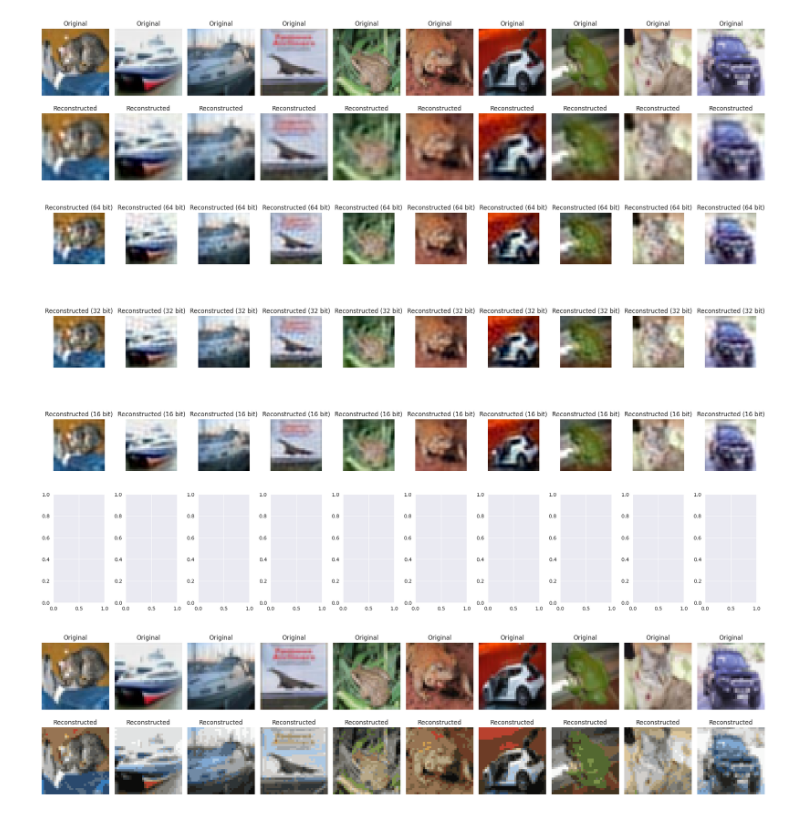
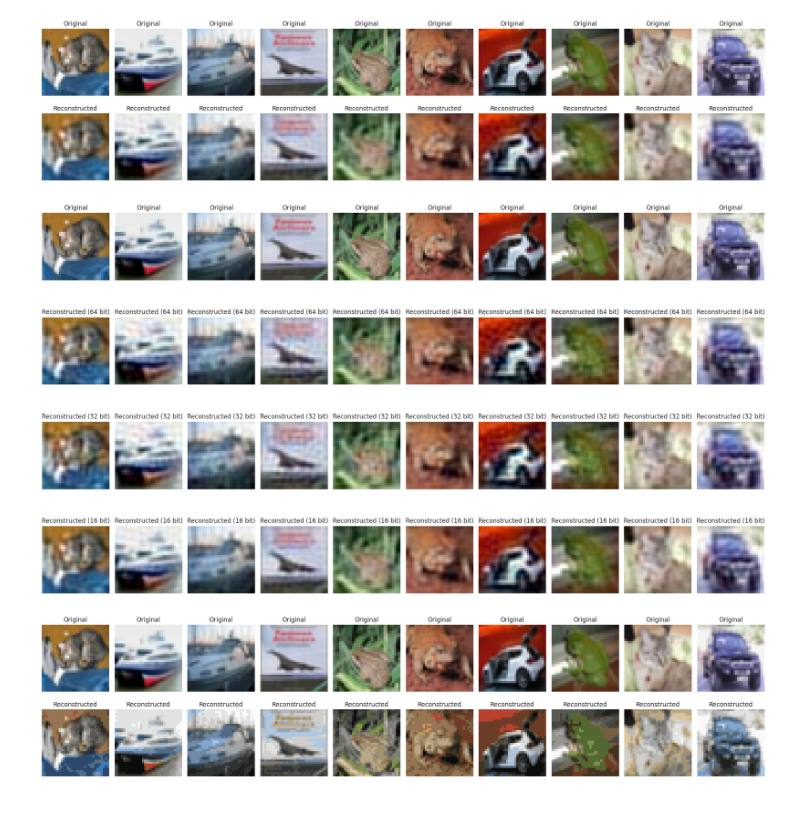
Before and after one commit to PrajnaAvidya/csca-5632-final, a Jupyter notebook: image-compression.ipynb, the cells around one changed output. Cells and saved outputs as stored; diff of their text form; code cells hidden in the pictures.

```diff
--- a/image-compression.ipynb
+++ b/image-compression.ipynb
@@ -254,43 +254,48 @@ plt.show()
 # %%
 # this code compares results between using a model with 64/32/16 bit (8/4/2 byte)
 # floats.
 
 PCA_64 = PCA(n_components=300)
 X_flat_pca_64 = PCA_64.fit_transform(X_normalized)
 X_flat_pca_32 = PCA_64.fit_transform(X_normalized.astype(np.float32))
 X_flat_pca_16 = PCA_64.fit_transform(X_normalized.astype(np.float16))
 
 # invert transforms to reconstruct images
 X_flat_reconstructed = PCA_64.inverse_transform(X_flat_pca_64)
 X_flat_reconstructed_32 = PCA_64.inverse_transform(X_flat_pca_32)
 X_flat_reconstructed_16 = PCA_64.inverse_transform(X_flat_pca_16)
 
 # clamp values to be between 0 and 1
 X_flat_reconstructed_clipped = np.clip(X_flat_reconstructed, 0, 1)
 X_flat_reconstructed_clipped_32 = np.clip(X_flat_reconstructed_32, 0, 1)
 X_flat_reconstructed_clipped_16 = np.clip(X_flat_reconstructed_16, 0, 1)
 
 fig, axes = plt.subplots(nrows=4, ncols=10, figsize=(20, 12))
 for i in range(10):
-    # 64 bit
-    axes[0, i].imshow(X_flat_reconstructed_clipped[i].reshape(32, 32, 3))
-    axes[0, i].set_title('Reconstructed (64 bit)')
+    # original
+    axes[0, i].imshow(X_normalized[i].reshape(32, 32, 3))
+    axes[0, i].set_title('Original')
     axes[0, i].axis('off')
 
-    # 32 bit
-    axes[1, i].imshow(X_flat_reconstructed_clipped_32[i].reshape(32, 32, 3))
-    axes[1, i].set_title('Reconstructed (32 bit)')
+    # 64 bit
+    axes[1, i].imshow(X_flat_reconstructed_clipped[i].reshape(32, 32, 3))
+    axes[1, i].set_title('Reconstructed (64 bit)')
     axes[1, i].axis('off')
 
+    # 32 bit
+    axes[2, i].imshow(X_flat_reconstructed_clipped_32[i].reshape(32, 32, 3))
+    axes[2, i].set_title('Reconstructed (32 bit)')
+    axes[2, i].axis('off')
+
     # 16 bit
-    axes[2, i].imshow(X_flat_reconstructed_clipped_16[i].reshape(32, 32, 3))
-    axes[2, i].set_title('Reconstructed (16 bit)')
-    axes[2, i].axis('off')
+    axes[3, i].imshow(X_flat_reconstructed_clipped_16[i].reshape(32, 32, 3))
+    axes[3, i].set_title('Reconstructed (16 bit)')
+    axes[3, i].axis('off')
 
 plt.tight_layout()
 plt.show()
 # %% [output]
-[figure, old version]
+[figure, new version]
 # %%
 # There's surprisingly little variance between the images, so a lot of space can be saved by using lower precision floats
 # %%
```
